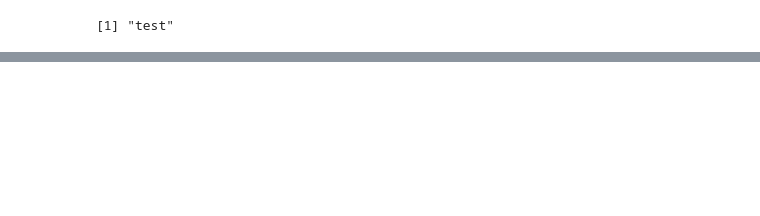
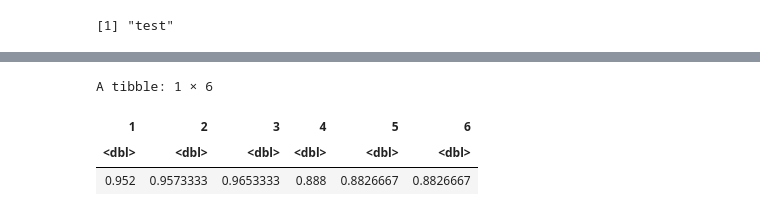
Before and after one commit to kseniak1/DSCI100-Project, a Jupyter notebook: Hannah_notebook.ipynb, the cells around one changed output, grey strips where cells are left out. Cells and saved outputs as stored; diff of their text form; code cells hidden in the pictures; blank space fills up the shorter version.

```diff
--- a/Hannah_notebook.ipynb
+++ b/Hannah_notebook.ipynb
@@ -140,4 +191,5 @@ plot_2
 # %%
+set.seed(19)
 #3: Mean and excess kurtosis (I)
 
 #generic recipe
@@ -159,5 +211,12 @@ fit_3 <- workflow() %>%
 plot_3 <- ggplot(fit_3, aes(x = neighbors, y = mean))+
        geom_point() +
        geom_line() +
-       labs(x = "Neighbors", y = "Accuracy Estimate") +
-       scale_x_continuous(breaks = seq(0, 10, by = 1))
+       labs(x = "Neighbors", y = "Accuracy Estimate", title ="Mean and excess kurtosis (I)") +
+       scale_x_continuous(breaks = seq(0, 30, by = 2))
+
+highest_3 <- fit_3 %>%
+    arrange(mean) %>%
+    slice(1) %>%
+    select(mean) %>%
+    rename("3" = mean)
+highest_3
@@ -193,4 +266,5 @@ plot_4
 # %%
+set.seed(19)
 #5: Mean and skewness (D)
 
 #generic recipe
@@ -208,13 +282,18 @@ fit_5 <- workflow() %>%
     filter(.metric == "accuracy")
 
 #k vs accuracy plot
-
 options(repr.plot.width = 10, repr.plot.height = 5)
 
 plot_5 <- ggplot(fit_5, aes(x = neighbors, y = mean))+
        geom_point() +
        geom_line() +
-       labs(x = "Neighbors", y = "Accuracy Estimate") +
-       scale_x_continuous(breaks = seq(0, 30, by = 1))
-plot_5
+       labs(x = "Neighbors", y = "Accuracy Estimate", title = "Mean and skewness (D)") +
+       scale_x_continuous(breaks = seq(0, 30, by = 2))
+
+highest_5 <- fit_5 %>%
+    arrange(mean) %>%
+    slice(1) %>%
+    select(mean) %>%
+    rename("5" = mean)
+highest_5
 # %% [output]
@@ -222,4 +304,5 @@ plot_5
 # %%
+set.seed(19)
 #6: Mean and excess kurtosis (D)
 
 #generic recipe
@@ -237,9 +320,17 @@ fit_6 <- workflow() %>%
     filter(.metric == "accuracy")
 
 #k vs accuracy plot
+options(repr.plot.width = 10, repr.plot.height = 5)
 
 plot_6 <- ggplot(fit_6, aes(x = neighbors, y = mean))+
        geom_point() +
        geom_line() +
-       labs(x = "Neighbors", y = "Accuracy Estimate") +
-       scale_x_continuous(breaks = seq(0, 10, by = 1))
+       labs(x = "Neighbors", y = "Accuracy Estimate", title = "Mean and excess kurtosis (D)") +
+       scale_x_continuous(breaks = seq(0, 30, by = 2))
+
+highest_6 <- fit_6 %>%
+    arrange(mean) %>%
+    slice(1) %>%
+    select(mean) %>%
+    rename("6" = mean)
+highest_6
@@ -245,0 +342,11 @@ plot_6 <- ggplot(fit_6, aes(x = neighbors, y = mean))+
+# %%
+highest_averages <- bind_cols(highest_1, highest_2, highest_3, highest_4, highest_5, highest_6)
+highest_averages
+
+#3 (mean and excess kurtosis (I)) has the highest average
+#this average is for k = 3:4, 7:12
+# %% [output]
+A tibble: 1 × 6
+| 1 | 2 | 3 | 4 | 5 | 6 |
+| <dbl> | <dbl> | <dbl> | <dbl> | <dbl> | <dbl> |
+| 0.952 | 0.9573333 | 0.9653333 | 0.888 | 0.8826667 | 0.8826667 |
```
Also changed, not shown: parts of 10 cells of this notebook.
